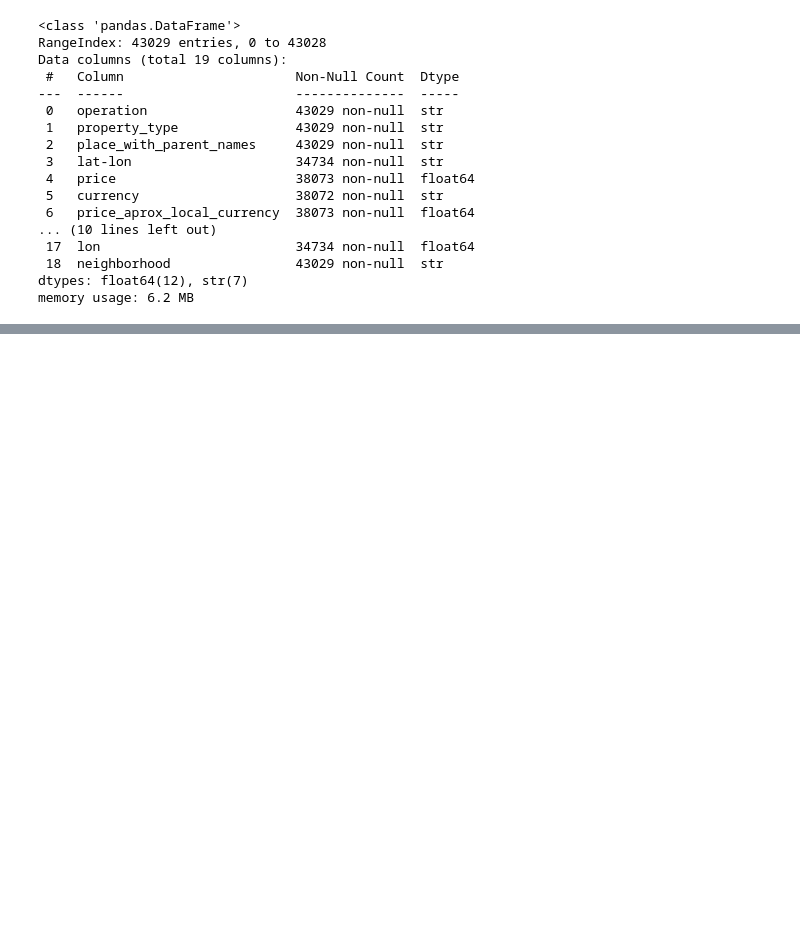
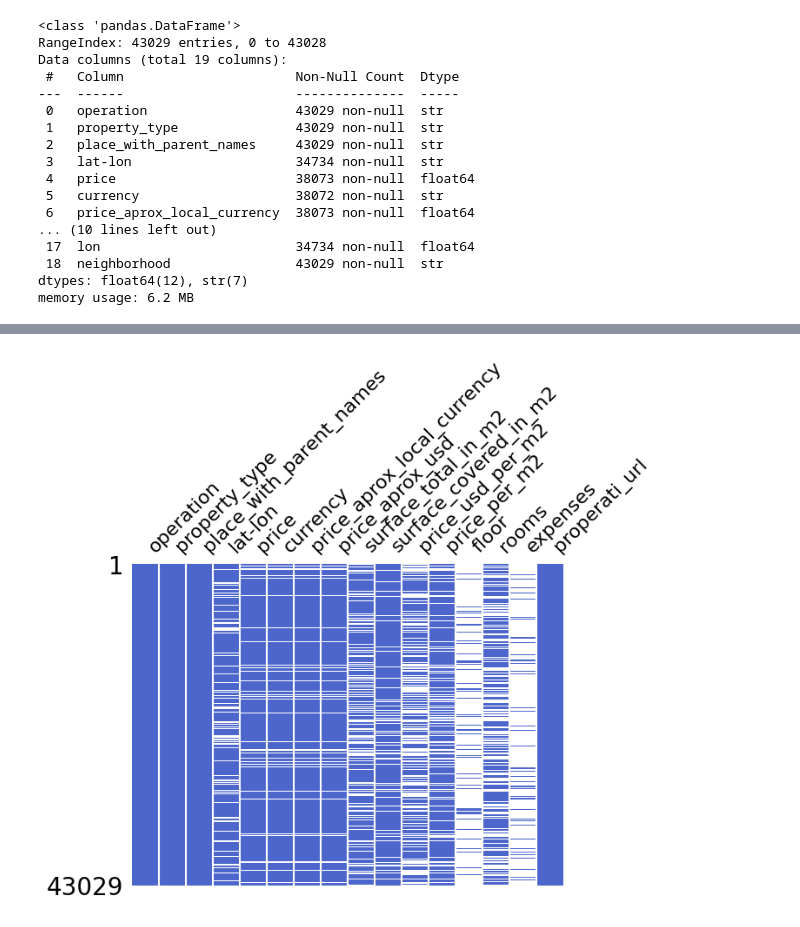
Before and after one commit to nayeem29dse/Predicting-Housing-Prices-in-Buenos-Aires-with-Linear-Regression, a Jupyter notebook: prediction_model.ipynb, the cells around one changed output, grey strips where cells are left out. Cells and saved outputs as stored; diff of their text form; code cells hidden in the pictures; blank space fills up the shorter version.

```diff
--- a/prediction_model.ipynb
+++ b/prediction_model.ipynb
@@ -152,0 +178,8 @@ memory usage: 6.2 MB
+# %%
+import missingno as msno
+# Plot missing values with color royalblue
+fig, ax = plt.subplots()
+msno.matrix(df, color=(0.3, 0.4, 0.8), ax=ax)
+plt.show()
+# %% [output]
+[figure, added]
```
Also changed, not shown: parts of 5 cells of this notebook.
